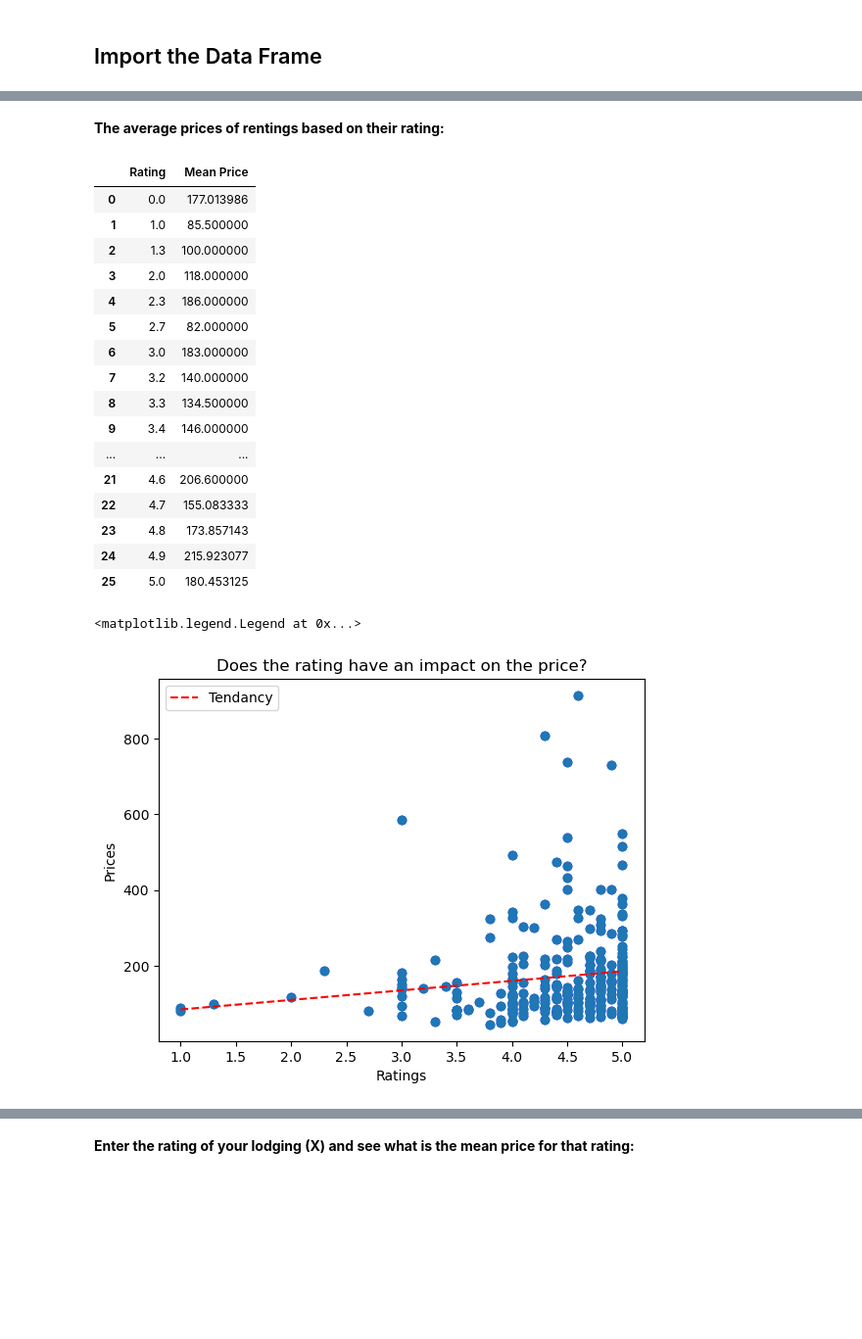
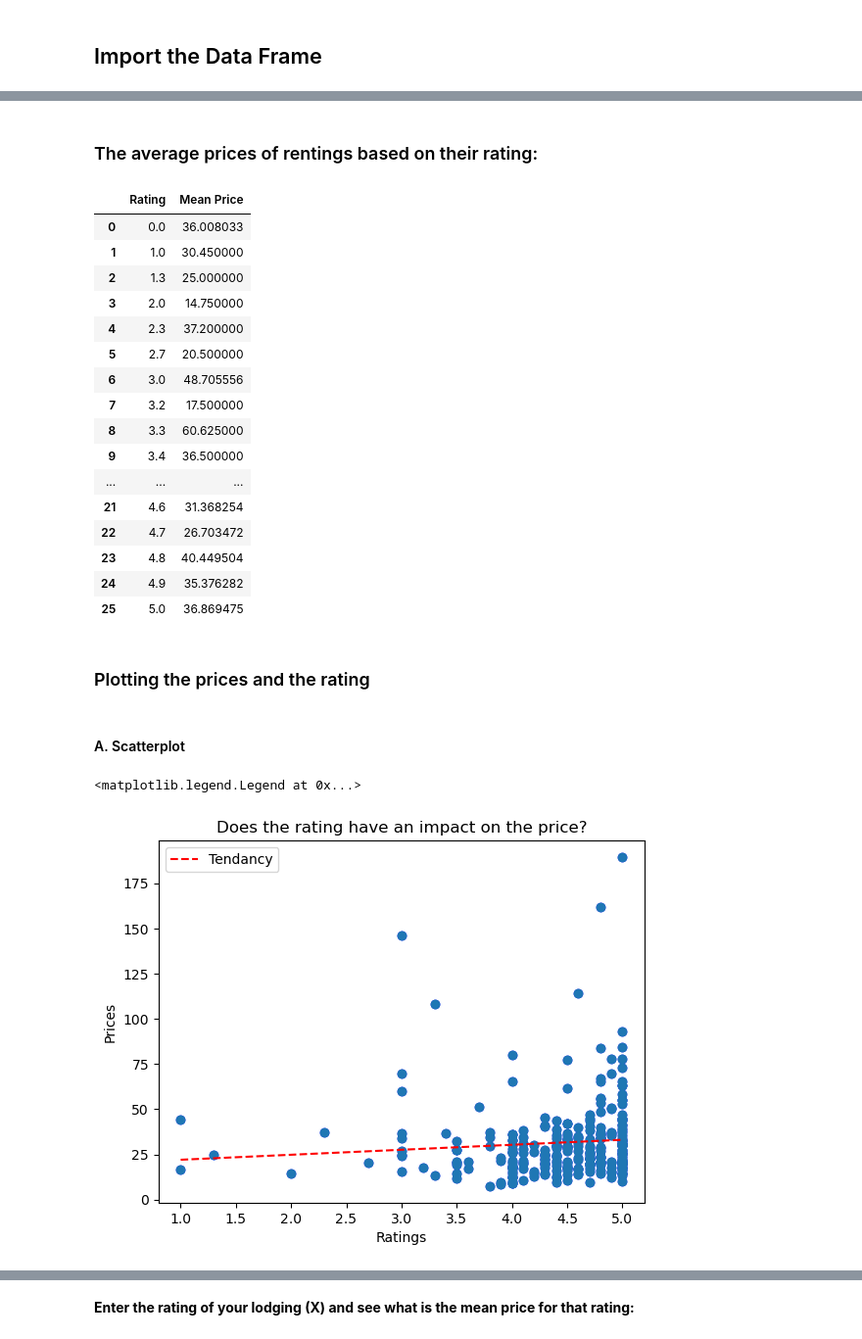
Before and after one commit to paulinecolle/Project-data, a Jupyter notebook: Visualisation.ipynb, the cells around one changed output, grey strips where cells are left out. Shown at 98% size. Cells and saved outputs as stored; diff of their text form; code cells hidden in the pictures; blank space fills up the shorter version.

Commit message:
Part 2. Visualisation

```diff
--- a/Visualisation.ipynb
+++ b/Visualisation.ipynb
@@ -37,5 +26,4 @@ import seaborn as sns
 # %% [markdown]
 ## Import the Data Frame
 # %%
-df = pd.read_excel('C:/Users/32484/OneDrive/Bureau/master aight/master 1/Q2/data management/chromedriver_win322/Abritel_merged.xlsx')
-df
+df = pd.read_excel('C:/Users/32498/Downloads/ECON2206-Data-Management-2023-main/GitHub/Project-data/Abritel_merged.xlsx')
@@ -59,0 +32,3 @@ df
+# %%
+df['Price person']=df['Price per Night']/df['Number of Guests']
+df.tail()
@@ -68,3 +50,4 @@ df['Appreciations'] = df['Appreciations'].astype(float)
 df['Number of Guests'] = df['Number of Guests'].astype(float)
 df['Number of Bedrooms'] =df['Number of Bedrooms'].astype(float)
 df['Number of Beds'] = df['Number of Beds'].astype(float)
+df['Price person']=df['Price person'].astype(float)
@@ -75,60 +56,64 @@ df['Number of Beds'] = df['Number of Beds'].astype(float)
 # %% [markdown]
-**The average prices of rentings based on their rating:**
+### The average prices of rentings based on their rating:
 # %%
-mean_prices = df.groupby('Rating')['Price per Night'].mean()
-mean_prices = df.groupby('Rating')['Price per Night'].mean()
+mean_prices = df.groupby('Rating')['Price person'].mean()
+mean_prices = df.groupby('Rating')['Price person'].mean()
 
 mean_prices_df = pd.DataFrame({'Rating': mean_prices.index, 'Mean Price': mean_prices.values})
 mean_prices_df
 # %% [output]
 |  | Rating | Mean Price |
-| 0 | 0.0 | 177.013986 |
-| 1 | 1.0 | 85.500000 |
-| 2 | 1.3 | 100.000000 |
-| 3 | 2.0 | 118.000000 |
-| 4 | 2.3 | 186.000000 |
-| 5 | 2.7 | 82.000000 |
-| 6 | 3.0 | 183.000000 |
-| 7 | 3.2 | 140.000000 |
-| 8 | 3.3 | 134.500000 |
-| 9 | 3.4 | 146.000000 |
+| 0 | 0.0 | 36.008033 |
+| 1 | 1.0 | 30.450000 |
+| 2 | 1.3 | 25.000000 |
+| 3 | 2.0 | 14.750000 |
+| 4 | 2.3 | 37.200000 |
+| 5 | 2.7 | 20.500000 |
+| 6 | 3.0 | 48.705556 |
+| 7 | 3.2 | 17.500000 |
+| 8 | 3.3 | 60.625000 |
+| 9 | 3.4 | 36.500000 |
 | ... | ... | ... |
-| 21 | 4.6 | 206.600000 |
-| 22 | 4.7 | 155.083333 |
-| 23 | 4.8 | 173.857143 |
-| 24 | 4.9 | 215.923077 |
-| 25 | 5.0 | 180.453125 |
+| 21 | 4.6 | 31.368254 |
+| 22 | 4.7 | 26.703472 |
+| 23 | 4.8 | 40.449504 |
+| 24 | 4.9 | 35.376282 |
+| 25 | 5.0 | 36.869475 |
+# %% [markdown]
+### Plotting the prices and the rating
+# %% [markdown]
+#### A. Scatterplot
 # %%
 sorted_df = df.copy()
 sorted_df = df.sort_values('Rating', ascending=True)
 sorted_df = sorted_df[sorted_df['Rating'] != 0]
 
 
 x = sorted_df["Rating"]
-y = sorted_df["Price per Night"]
+y = sorted_df["Price person"]
 
 
 x_sorted, y_sorted = zip(*sorted(zip(x, y)))
 # Create the scatter plot
 plt.scatter(x_sorted, y_sorted, color='blue')
 
 
 # Fit a linear regression model to the data
 model = np.polyfit(x_sorted, y_sorted, 1)
 predict = np.poly1d(model)
 
 # Create a range of x values to use for plotting the regression line
 x_range = np.linspace(min(x_sorted), max(x_sorted), 100)
 
 # Plot the scatter plot and the regression line
 plt.scatter(x_sorted, y_sorted)
 plt.plot(x_range, predict(x_range), color='r', linestyle='--', label='Tendancy')
 
 plt.title('Does the rating have an impact on the price?')
 plt.xlabel('Ratings')
 plt.ylabel('Prices')
 plt.legend()
 # %% [output]
 <matplotlib.legend.Legend at 0x...>
-[figure, old version]
+[figure, new version]
 # %% [markdown]
```
Also changed, not shown: parts of 43 cells of this notebook.
